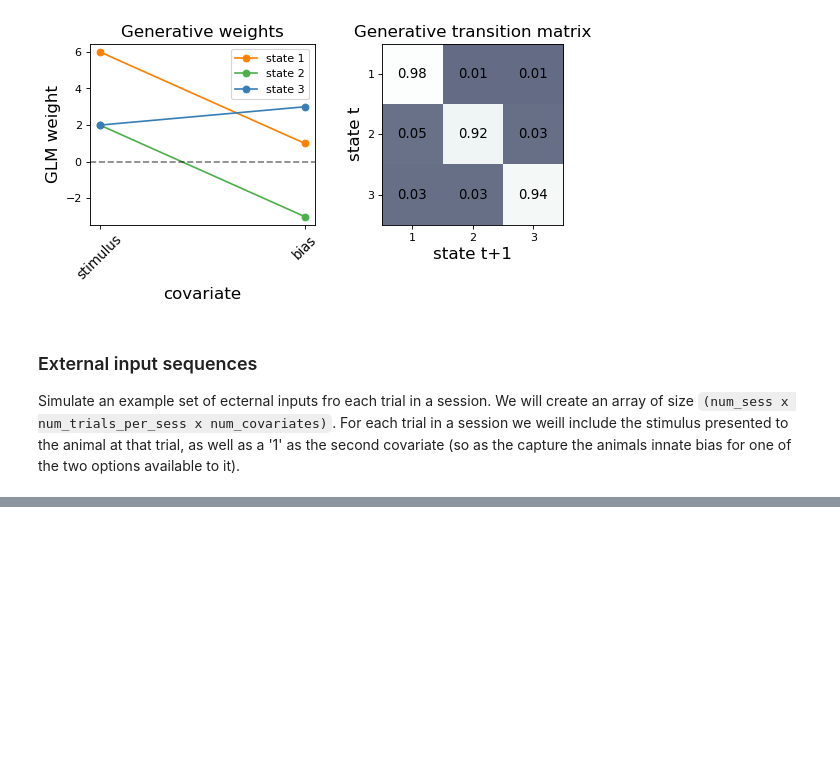
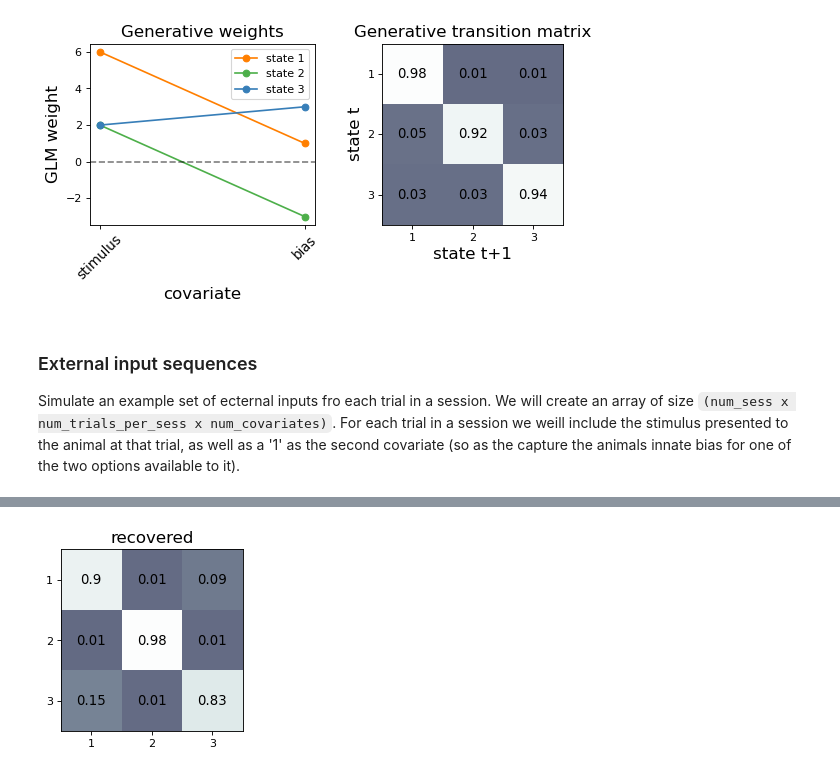
Before and after one commit to psalvino/DRL_Final_Project, a Jupyter notebook: Final_Project.ipynb, the cells around one changed output, grey strips where cells are left out. Saved outputs shown, nothing was run; the diff lists cells and outputs as text; code cells hidden in the pictures; blank space fills up the shorter version.

```diff
--- a/Final_Project.ipynb
+++ b/Final_Project.ipynb
@@ -253,0 +284,17 @@ ValueError: all the input arrays must have same number of dimensions, but the ar
+# %%
+fig = plt.figure(figsize=(5, 2.5), dpi=80, facecolor='w', edgecolor='k')
+plt.subplot(1, 2, 2)
+recovered_trans_mat = np.exp(true_glmhmm.transitions.log_Ps)
+plt.imshow(recovered_trans_mat, vmin=-0.8, vmax=1, cmap='bone')
+for i in range(recovered_trans_mat.shape[0]):
+    for j in range(recovered_trans_mat.shape[1]):
+        text = plt.text(j, i, str(np.around(recovered_trans_mat[i, j], decimals=2)), ha="center", va="center",
+                        color="k", fontsize=12)
+plt.xlim(-0.5, num_states - 0.5)
+plt.xticks(range(0, num_states), ('1', '2', '3'), fontsize=10)
+plt.yticks(range(0, num_states), ('1', '2', '3'), fontsize=10)
+plt.ylim(num_states - 0.5, -0.5)
+plt.title("recovered", fontsize = 15)
+plt.subplots_adjust(0, 0, 1, 1)
+# %% [output]
+[figure, added]
```
Also changed, not shown: parts of 9 cells of this notebook.
